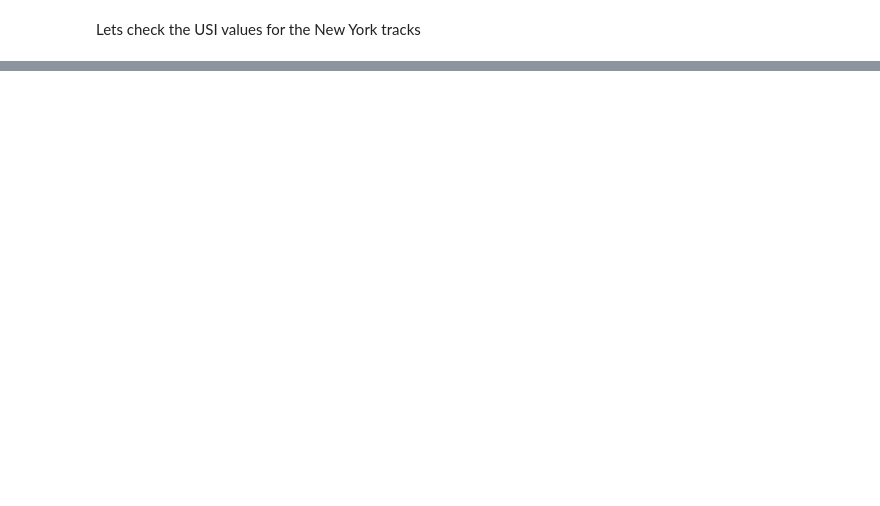
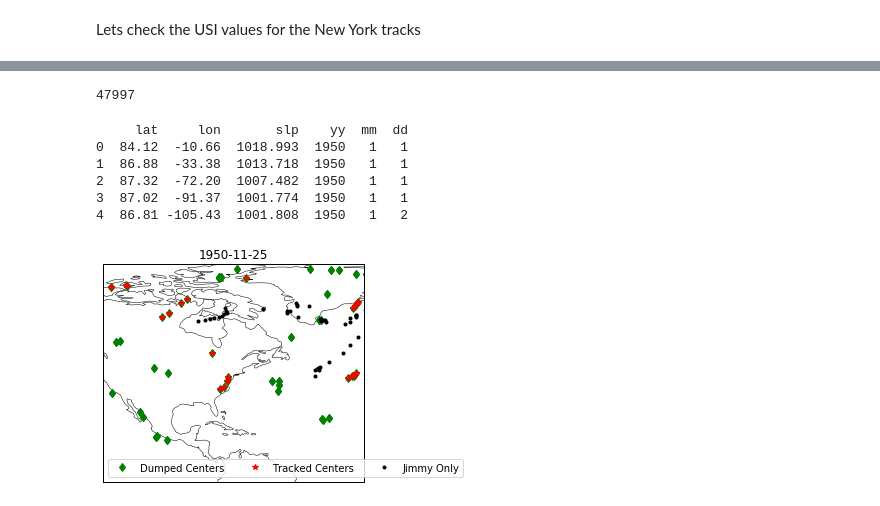
Before and after one commit to NOAA-GFDL/MDTF-diagnostics, a Jupyter notebook: diagnostics/etc_composites/remove/test_matlab_output_files.ipynb, the cells around one changed output, grey strips where cells are left out. Cells and saved outputs as stored; diff of their text form; code cells hidden in the pictures; blank space fills up the shorter version.

```diff
--- a/diagnostics/etc_composites/remove/test_matlab_output_files.ipynb
+++ b/diagnostics/etc_composites/remove/test_matlab_output_files.ipynb
@@ -207,0 +402,46 @@ hh = np.array(df.hh[usi_ind], dtype=int)
+# %%
+print(len(j_df))
+# %% [output]
+47997
+# %%
+print(j_df.head())
+# %% [output]
+     lat     lon       slp    yy  mm  dd
+0  84.12  -10.66  1018.993  1950   1   1
+1  86.88  -33.38  1013.718  1950   1   1
+2  87.32  -72.20  1007.482  1950   1   1
+3  87.02  -91.37  1001.774  1950   1   1
+4  86.81 -105.43  1001.808  1950   1   2
+# %%
+j_only_lat = []
+j_only_lon = []
+
+date_ind = (j_df.yy == 1950) & (j_df.mm == 11) & (j_df.dd == 25)
+
+for i in notebook.tqdm(range(len(j_df[date_ind]))):
+    j_row = j_df.loc[i]
+    ind = (j_row.yy == m_df.yy) & (j_row.mm == m_df.mm) & (j_row.dd == m_df.dd) \
+        & (j_row.slp == m_df.slp) & (j_row.lat == m_df.lat) & (j_row.lon == m_df.lon) \
+        & date_ind
+
+    if (np.sum(ind) > 0):
+        continue
+    else:
+        j_only_lat.append(j_row.lat)
+        j_only_lon.append(j_row.lon)
+# %%
+raw_ind = (raw_df.yy == 1950) & (raw_df.mm == 11) & (raw_df.dd == 25)
+
+ax = plt.subplot(111, projection=cartopy.crs.PlateCarree())
+# ax.plot(raw_df[dumped_ind].lon, raw_df[dumped_ind].lat, 'gd', label='Dumped Centers')
+ax.plot(raw_df[raw_ind].lon, raw_df[raw_ind].lat, 'gd', label='Dumped Centers')
+ax.plot(tracks_df[track_ind].lon, tracks_df[track_ind].lat, 'r*', label='Tracked Centers')
+ax.plot(j_only_lon, j_only_lat, 'k.', label='Jimmy Only')
+ax.set_title(date.strftime('%Y-%m-%d'))
+ax.coastlines(lw=.5)
+ax.legend(loc=0, ncol=3)
+ax.set_extent(extent)
+plt.show()
+# ax.plot(df[m_only_ind].lon, df[m_only_ind].lat, 'r.')
+# %% [output]
+[figure, added]
```
Also changed, not shown: parts of 23 cells of this notebook, 4 other files.
